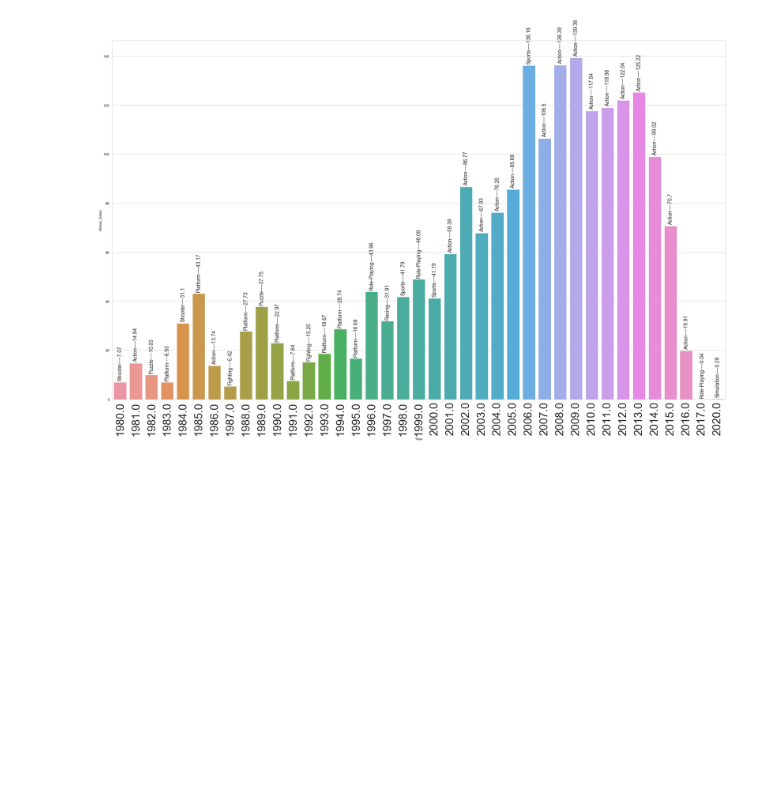
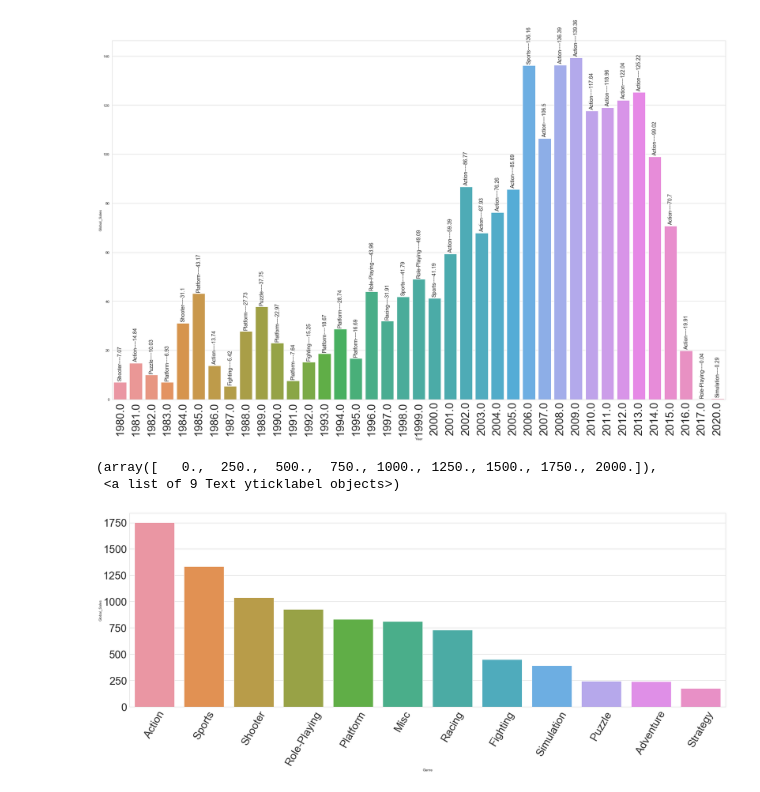
Before and after one commit to yeonghwanchoi/EDA, a Jupyter notebook: videogames/video_games.ipynb, the cells around one changed output. Cells and saved outputs as stored; diff of their text form; code cells hidden in the pictures; blank space fills up the shorter version.

Commit message:
add game genre and platform total sale in grob

```diff
--- a/videogames/video_games.ipynb
+++ b/videogames/video_games.ipynb
@@ -303,3 +303,14 @@ plt.xticks(size =30 ,rotation=90)
 plt.show()
 # %% [output]
 [figure]
+# %%
+#game genre made the highest sale in global
+global_sale=data.groupby('Genre')['Global_Sales'].sum().reset_index().sort_values("Global_Sales",ascending=False)
+plt.figure(figsize=(30,10))
+g= sns.barplot (x="Genre",y="Global_Sales", data=global_sale)
+plt.xticks(rotation=60,size=30)
+plt.yticks(size=30)
+# %% [output]
+(array([   0.,  250.,  500.,  750., 1000., 1250., 1500., 1750., 2000.]),
+ <a list of 9 Text yticklabel objects>)
+[figure, added]
```
Also changed, not shown: parts of 2 cells of this notebook.
